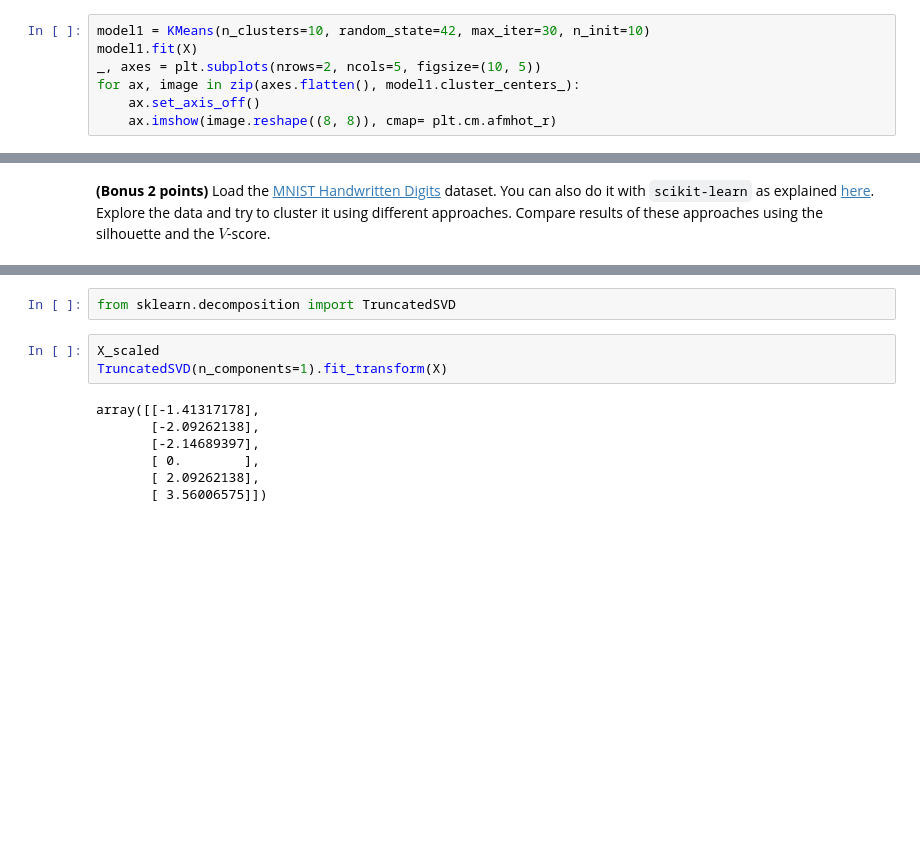
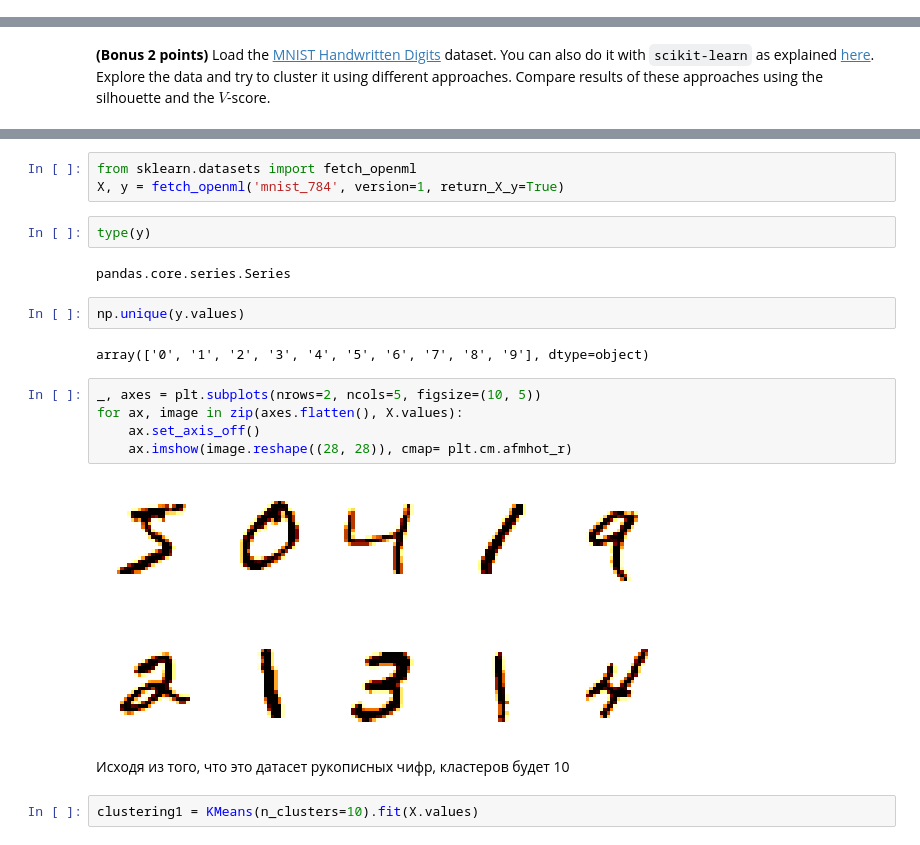
Before and after one commit to tanyashagova/ml_homework_clustering, a Jupyter notebook: clustering.ipynb, the cells around one changed output, grey strips where cells are left out. Drawn from its saved outputs; the diff is of its cells as text; blank space fills up the shorter version.

```diff
--- a/clustering.ipynb
+++ b/clustering.ipynb
@@ -292,7 +289,0 @@ from sklearn.cluster import KMeans
-# %%
-model1 = KMeans(n_clusters=10, random_state=42, max_iter=30, n_init=10)
-model1.fit(X)
-_, axes = plt.subplots(nrows=2, ncols=5, figsize=(10, 5))
-for ax, image in zip(axes.flatten(), model1.cluster_centers_):
-    ax.set_axis_off()
-    ax.imshow(image.reshape((8, 8)), cmap= plt.cm.afmhot_r)
@@ -670,12 +550,22 @@ array([100, 150, 200, 300])
-# %%
-from sklearn.decomposition import TruncatedSVD
-# %%
-X_scaled
-TruncatedSVD(n_components=1).fit_transform(X)
-# %% [output]
-array([[-1.41317178],
-       [-2.09262138],
-       [-2.14689397],
-       [ 0.        ],
-       [ 2.09262138],
-       [ 3.56006575]])
+# %%
+from sklearn.datasets import fetch_openml
+X, y = fetch_openml('mnist_784', version=1, return_X_y=True)
+# %%
+type(y)
+# %% [output]
+pandas.core.series.Series
+# %%
+np.unique(y.values)
+# %% [output]
+array(['0', '1', '2', '3', '4', '5', '6', '7', '8', '9'], dtype=object)
+# %%
+_, axes = plt.subplots(nrows=2, ncols=5, figsize=(10, 5))
+for ax, image in zip(axes.flatten(), X.values):
+    ax.set_axis_off()
+    ax.imshow(image.reshape((28, 28)), cmap= plt.cm.afmhot_r)
+# %% [output]
+[figure, added]
+# %% [markdown]
+Исходя из того, что это датасет рукописных чифр, кластеров будет 10
+# %%
+clustering1 = KMeans(n_clusters=10).fit(X.values)
```
Also changed, not shown: parts of 43 cells of this notebook.
